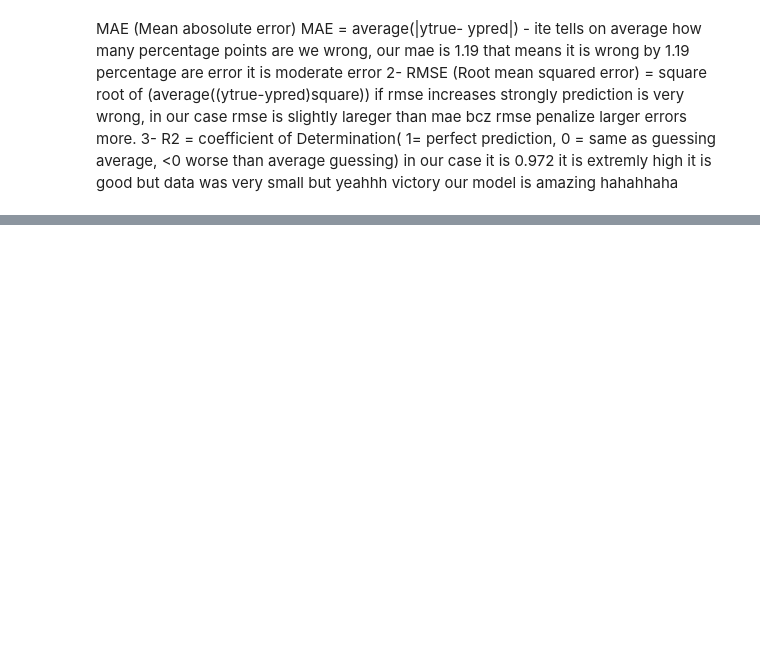
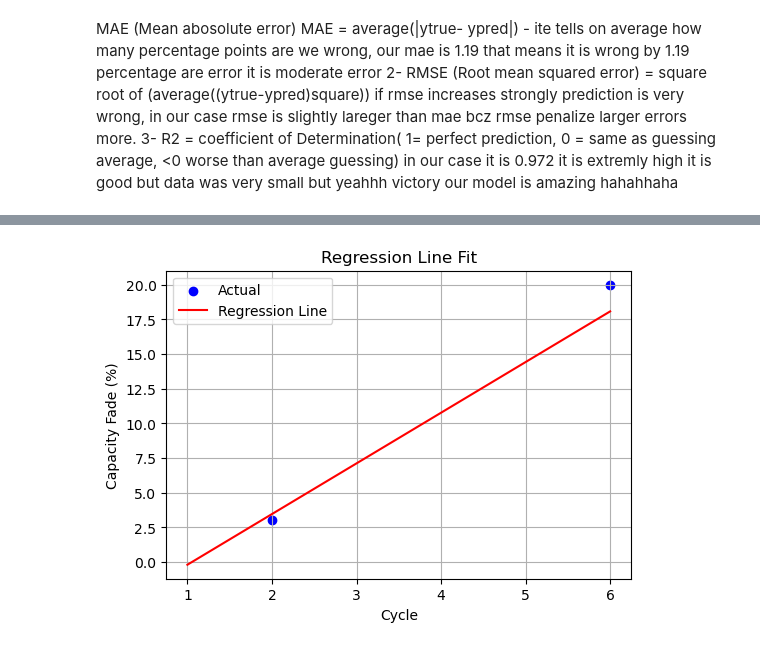
Before and after one commit to nishant60yadav-dot/python-battery-ml-journey, a Jupyter notebook: week2/day5/day5_first_model.ipynb, the cells around one changed output, grey strips where cells are left out. Cells and saved outputs as stored; diff of their text form; code cells hidden in the pictures; blank space fills up the shorter version.

```diff
--- a/week2/day5/day5_first_model.ipynb
+++ b/week2/day5/day5_first_model.ipynb
@@ -84,0 +100,22 @@ MAE (Mean abosolute error) MAE = average(|ytrue- ypred|) - ite tells on average
+# %%
+# SAME THING AGAIN BUT DIFFERENT WAY
+plt.figure(figsize=(6,4))
+
+# Plot actual test points
+plt.scatter(x_test, y_test, color="blue", label="Actual")
+
+# Plot regression line using all X values
+x_sorted = df[["cycle"]]
+y_line = model.predict(x_sorted)
+
+plt.plot(x_sorted, y_line, color="red", label="Regression Line")
+
+plt.xlabel("Cycle")
+plt.ylabel("Capacity Fade (%)")
+plt.legend()
+plt.title("Regression Line Fit")
+plt.grid(True)
+plt.savefig("../../figures/day5_regression_plot2_with_line.png", dpi=300, bbox_inches="tight")
+plt.show()
+# %% [output]
+[figure, added]
```
Also changed, not shown: parts of 2 cells of this notebook, 1 other file.
